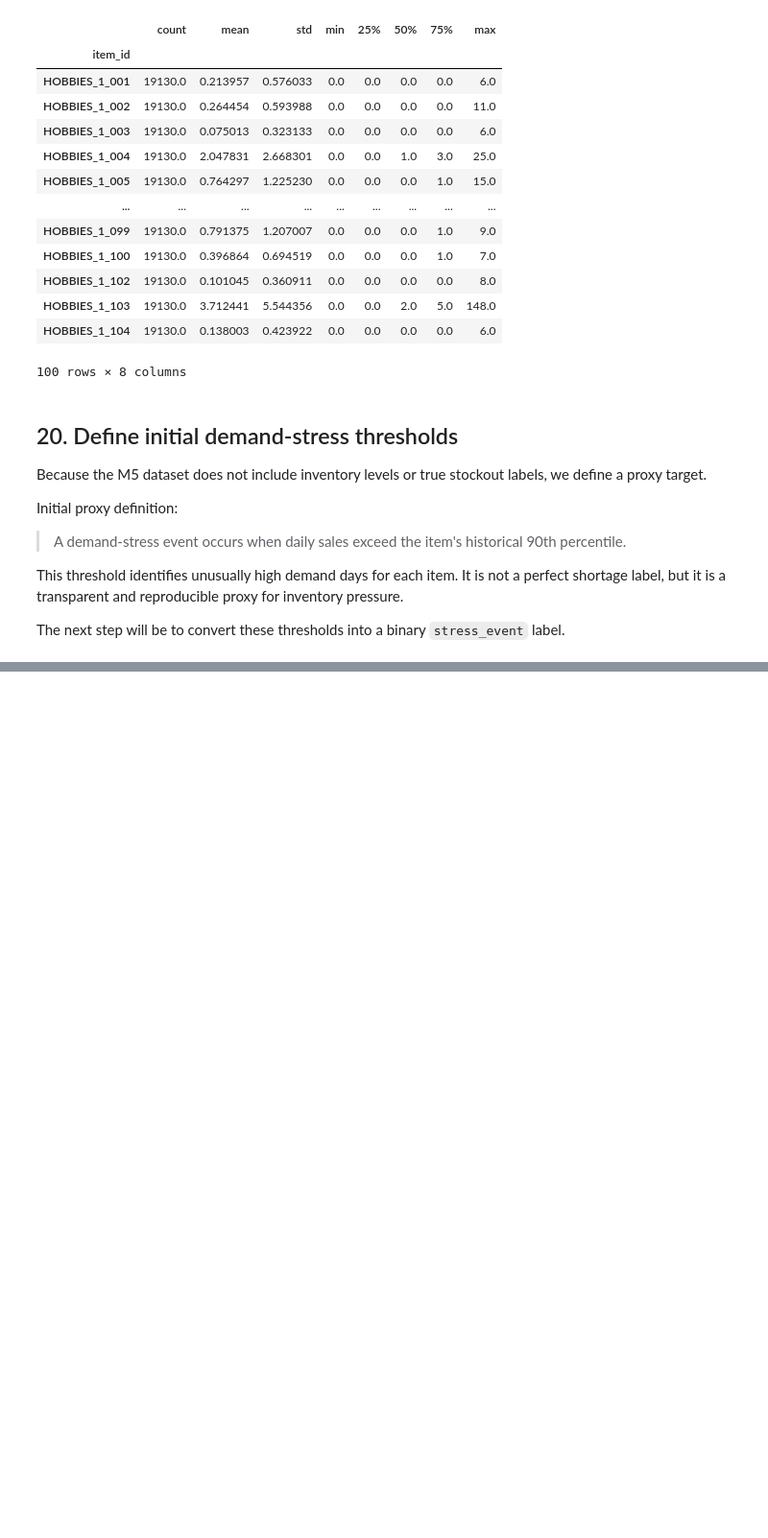
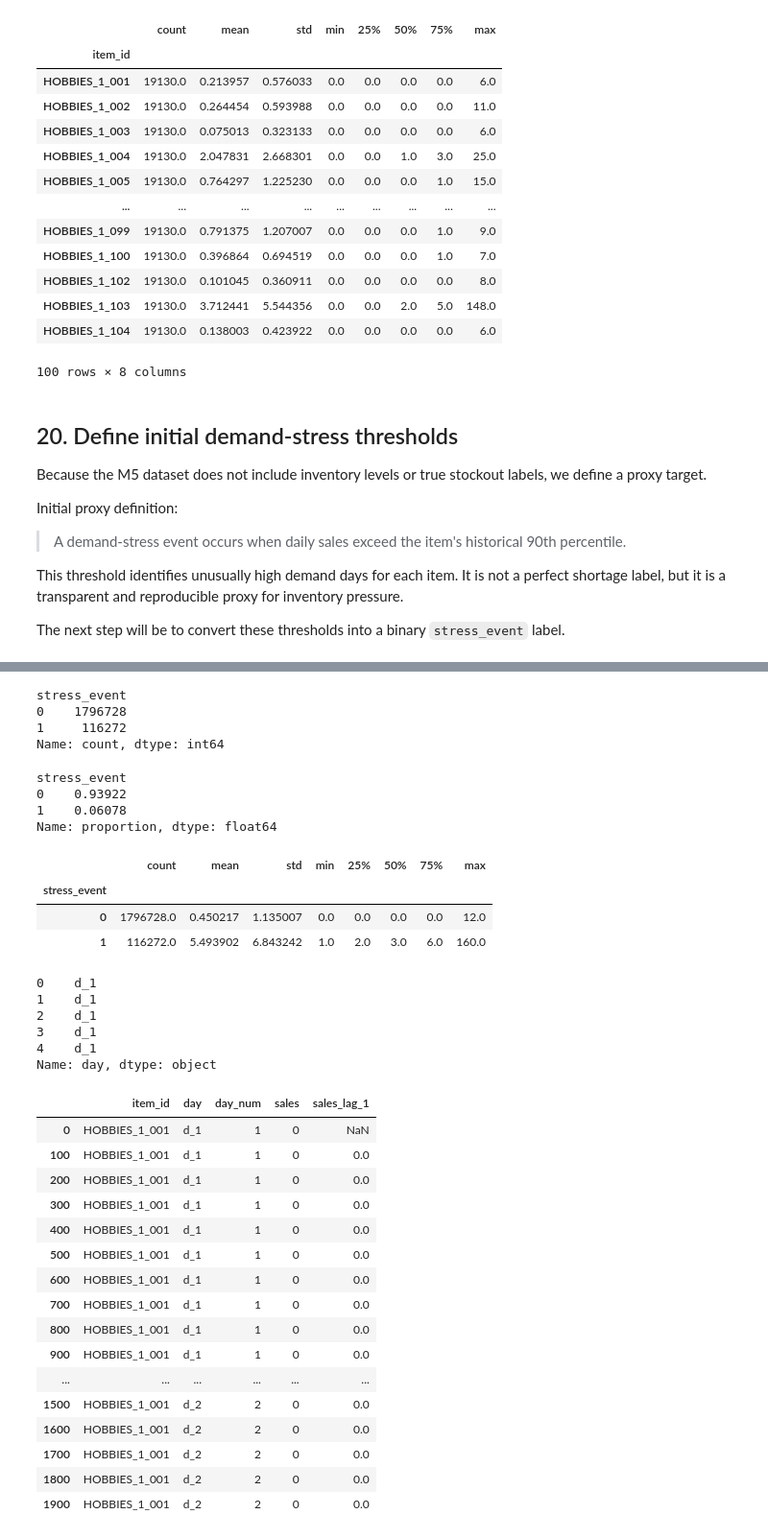
Before and after one commit to suhailyunus/supply-chain-stress-prediction, a Jupyter notebook: notebooks/exploratory_annotated.ipynb, the cells around one changed output, grey strips where cells are left out. Shown at 96% size. Cells and saved outputs as stored; diff of their text form; code cells hidden in the pictures; blank space fills up the shorter version.

```diff
--- a/notebooks/exploratory_annotated.ipynb
+++ b/notebooks/exploratory_annotated.ipynb
@@ -321,0 +354,30 @@ stress_thresholds = (
+# %%
+sales_small_long["stress_event"].value_counts()
+# %% [output]
+stress_event
+0    1796728
+1     116272
+Name: count, dtype: int64
+# %%
+sales_small_long["stress_event"].value_counts(normalize=True)
+# %% [output]
+stress_event
+0    0.93922
+1    0.06078
+Name: proportion, dtype: float64
+# %%
+sales_small_long.groupby("stress_event")["sales"].describe()
+# %% [output]
+|  | count | mean | std | min | 25% | 50% | 75% | max |
+| stress_event |  |  |  |  |  |  |  |  |
+| 0 | 1796728.0 | 0.450217 | 1.135007 | 0.0 | 0.0 | 0.0 | 0.0 | 12.0 |
+| 1 | 116272.0 | 5.493902 | 6.843242 | 1.0 | 2.0 | 3.0 | 6.0 | 160.0 |
+# %%
+sales_small_long["day"].head()
+# %% [output]
+0    d_1
+1    d_1
+2    d_1
+3    d_1
+4    d_1
+Name: day, dtype: object
@@ -321,0 +400,22 @@ stress_thresholds = (
+# %%
+sales_small_long[
+    ["item_id", "day", "day_num", "sales", "sales_lag_1"]
+].head(20)
+# %% [output]
+|  | item_id | day | day_num | sales | sales_lag_1 |
+| 0 | HOBBIES_1_001 | d_1 | 1 | 0 | NaN |
+| 100 | HOBBIES_1_001 | d_1 | 1 | 0 | 0.0 |
+| 200 | HOBBIES_1_001 | d_1 | 1 | 0 | 0.0 |
+| 300 | HOBBIES_1_001 | d_1 | 1 | 0 | 0.0 |
+| 400 | HOBBIES_1_001 | d_1 | 1 | 0 | 0.0 |
+| 500 | HOBBIES_1_001 | d_1 | 1 | 0 | 0.0 |
+| 600 | HOBBIES_1_001 | d_1 | 1 | 0 | 0.0 |
+| 700 | HOBBIES_1_001 | d_1 | 1 | 0 | 0.0 |
+| 800 | HOBBIES_1_001 | d_1 | 1 | 0 | 0.0 |
+| 900 | HOBBIES_1_001 | d_1 | 1 | 0 | 0.0 |
+| ... | ... | ... | ... | ... | ... |
+| 1500 | HOBBIES_1_001 | d_2 | 2 | 0 | 0.0 |
+| 1600 | HOBBIES_1_001 | d_2 | 2 | 0 | 0.0 |
+| 1700 | HOBBIES_1_001 | d_2 | 2 | 0 | 0.0 |
+| 1800 | HOBBIES_1_001 | d_2 | 2 | 0 | 0.0 |
+| 1900 | HOBBIES_1_001 | d_2 | 2 | 0 | 0.0 |
```
Also changed, not shown: parts of 12 cells of this notebook, 1 other file.
